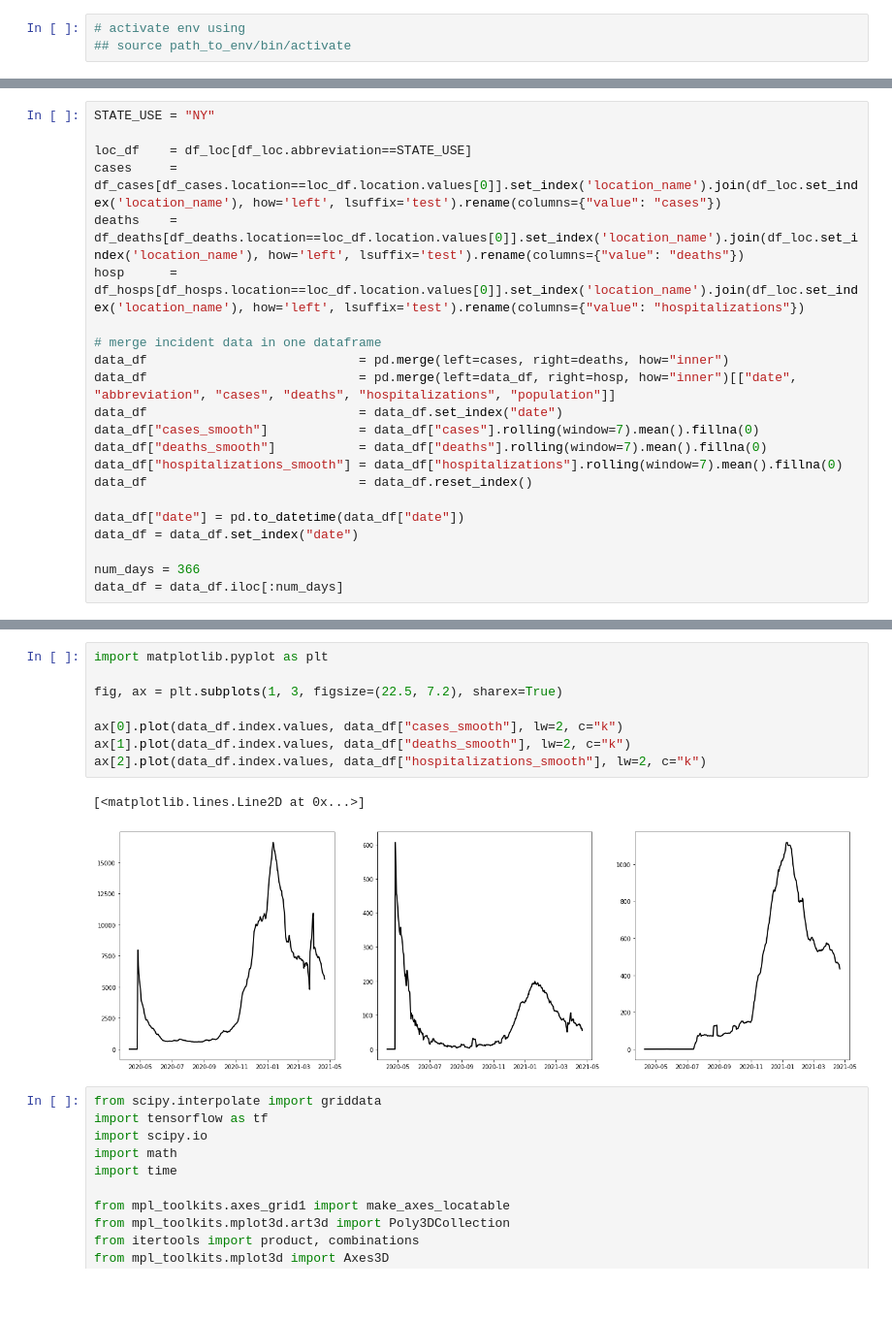
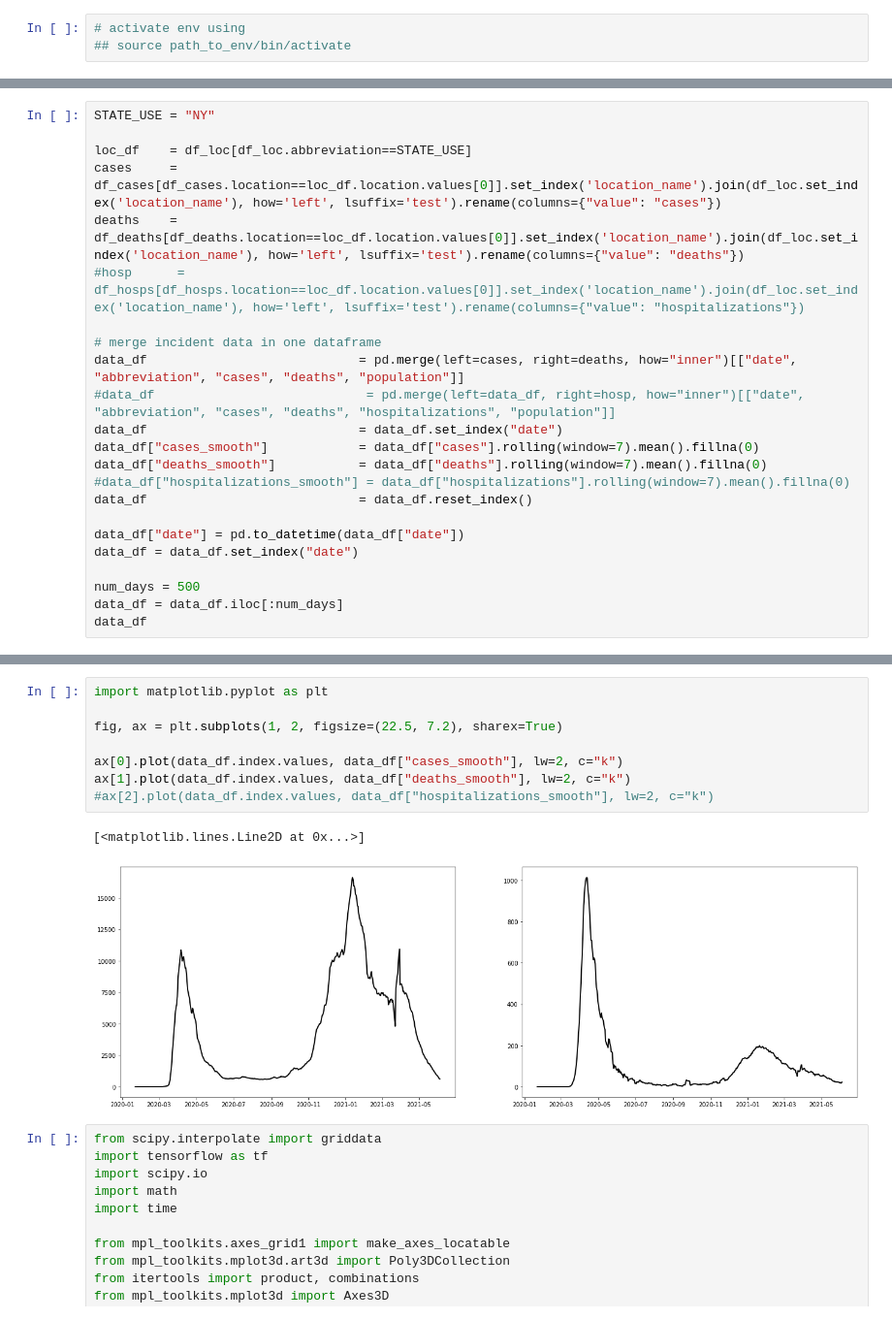
Before and after one commit to ChaosDonkey06/frcstng_experiments, a Jupyter notebook: pinn.ipynb, the cells around one changed output, grey strips where cells are left out. Shown: that part at 97% size. Cells and saved outputs as stored; diff of their text form; blank space fills up the shorter version.

```diff
--- a/pinn.ipynb
+++ b/pinn.ipynb
@@ -36,19 +36,20 @@ STATE_USE = "NY"
 loc_df    = df_loc[df_loc.abbreviation==STATE_USE]
 cases     = df_cases[df_cases.location==loc_df.location.values[0]].set_index('location_name').join(df_loc.set_index('location_name'), how='left', lsuffix='test').rename(columns={"value": "cases"})
 deaths    = df_deaths[df_deaths.location==loc_df.location.values[0]].set_index('location_name').join(df_loc.set_index('location_name'), how='left', lsuffix='test').rename(columns={"value": "deaths"})
-hosp      = df_hosps[df_hosps.location==loc_df.location.values[0]].set_index('location_name').join(df_loc.set_index('location_name'), how='left', lsuffix='test').rename(columns={"value": "hospitalizations"})
+#hosp      = df_hosps[df_hosps.location==loc_df.location.values[0]].set_index('location_name').join(df_loc.set_index('location_name'), how='left', lsuffix='test').rename(columns={"value": "hospitalizations"})
 
 # merge incident data in one dataframe
-data_df                            = pd.merge(left=cases, right=deaths, how="inner")
-data_df                            = pd.merge(left=data_df, right=hosp, how="inner")[["date", "abbreviation", "cases", "deaths", "hospitalizations", "population"]]
+data_df                            = pd.merge(left=cases, right=deaths, how="inner")[["date", "abbreviation", "cases", "deaths", "population"]]
+#data_df                            = pd.merge(left=data_df, right=hosp, how="inner")[["date", "abbreviation", "cases", "deaths", "hospitalizations", "population"]]
 data_df                            = data_df.set_index("date")
 data_df["cases_smooth"]            = data_df["cases"].rolling(window=7).mean().fillna(0)
 data_df["deaths_smooth"]           = data_df["deaths"].rolling(window=7).mean().fillna(0)
-data_df["hospitalizations_smooth"] = data_df["hospitalizations"].rolling(window=7).mean().fillna(0)
+#data_df["hospitalizations_smooth"] = data_df["hospitalizations"].rolling(window=7).mean().fillna(0)
 data_df                            = data_df.reset_index()
 
 data_df["date"] = pd.to_datetime(data_df["date"])
 data_df = data_df.set_index("date")
 
-num_days = 366
+num_days = 500
 data_df = data_df.iloc[:num_days]
+data_df
@@ -55,14 +71,14 @@ data_df = data_df.iloc[:num_days]
 # %%
 import matplotlib.pyplot as plt
 
-fig, ax = plt.subplots(1, 3, figsize=(22.5, 7.2), sharex=True)
+fig, ax = plt.subplots(1, 2, figsize=(22.5, 7.2), sharex=True)
 
 ax[0].plot(data_df.index.values, data_df["cases_smooth"], lw=2, c="k")
 ax[1].plot(data_df.index.values, data_df["deaths_smooth"], lw=2, c="k")
-ax[2].plot(data_df.index.values, data_df["hospitalizations_smooth"], lw=2, c="k")
+#ax[2].plot(data_df.index.values, data_df["hospitalizations_smooth"], lw=2, c="k")
 # %% [output]
 [<matplotlib.lines.Line2D at 0x...>]
-[figure, old version]
+[figure, new version]
 # %%
 from scipy.interpolate import griddata
 import tensorflow as tf
```
Also changed, not shown: parts of 14 cells of this notebook, 2 other files.
